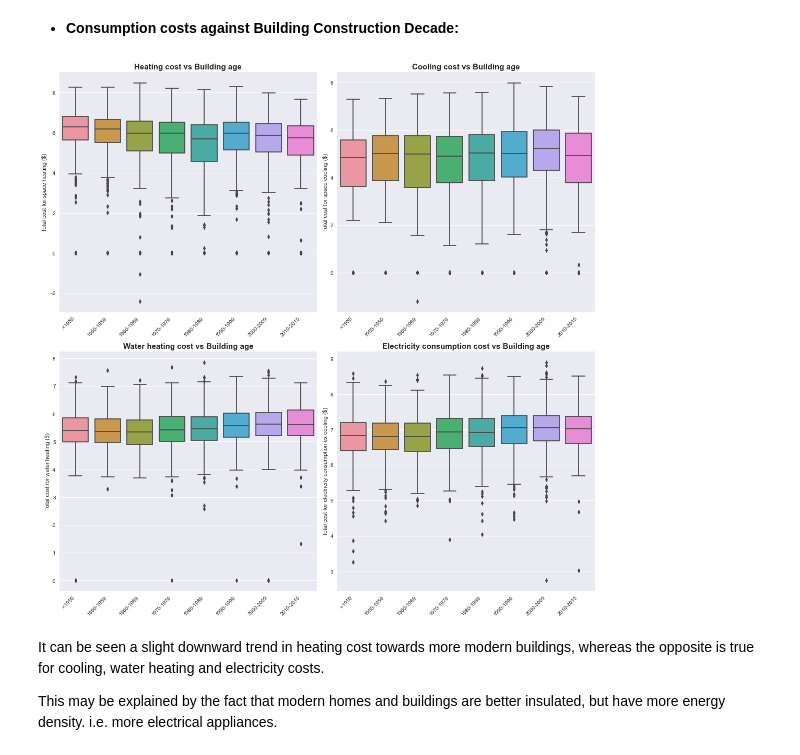
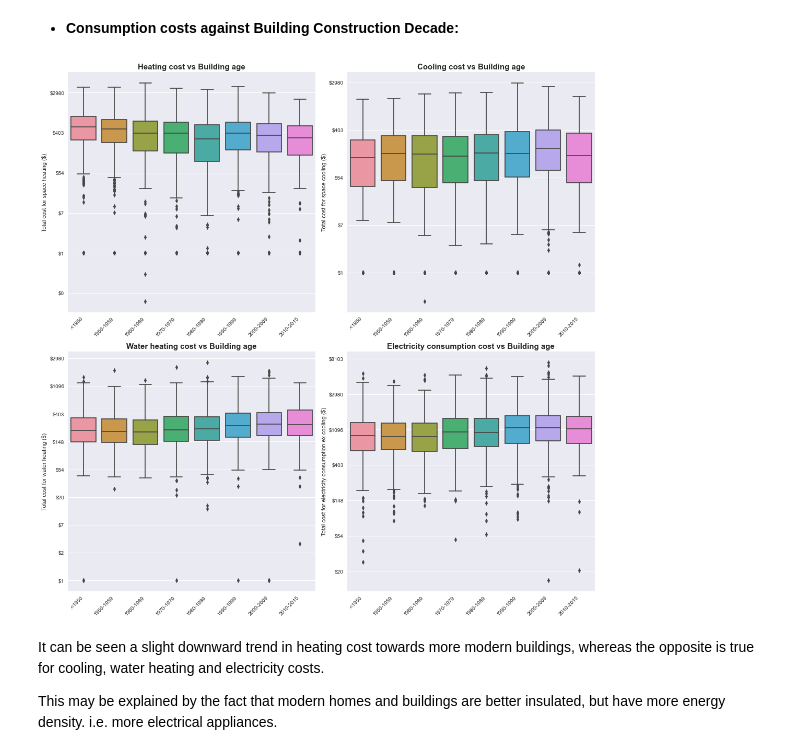
Before and after one commit to jvrnuno/Capstone-2, a Jupyter notebook: notebooks/2_JNT_exploratory_data_analysis.ipynb, the cells around one changed output. Cells and saved outputs as stored; diff of their text form; code cells hidden in the pictures.

```diff
--- a/notebooks/2_JNT_exploratory_data_analysis.ipynb
+++ b/notebooks/2_JNT_exploratory_data_analysis.ipynb
@@ -374,6 +414,10 @@ In this section, target variables are plotted against different categorical vari
 # Set visual style for plots
 
 plt.style.use('seaborn')
+# %%
+# Create a formatter to visualize log scale more intuitively
+
+formatter = ticker.FuncFormatter(lambda x, pos: '$%d' % (math.exp(x)))
 # %%
 # Create four subplots
 
@@ -466,38 +510,38 @@ As expected, we can observe large differences in heating and cooling costs by cl
 
 fig = plt.figure(figsize=(15,15), dpi=72)
 
-plt.subplot(2,2,1)
+plt.subplot(2,2,1).yaxis.set_major_formatter(formatter)
 sns.boxplot(x='DECADE_BUILT', y='HEAT_COST_log', data=df)
 plt.xticks(rotation=45, horizontalalignment='right')
 plt.title('Heating cost vs Building age', weight='bold').set_fontsize('15')
 plt.ylabel('Total cost for space heating ($)')
 plt.xlabel('')
 
-plt.subplot(2,2,2)
+plt.subplot(2,2,2).yaxis.set_major_formatter(formatter)
 sns.boxplot(x='DECADE_BUILT', y='COOL_COST_log', data=df)
 plt.xticks(rotation=45, horizontalalignment='right')
 plt.title('Cooling cost vs Building age', weight='bold').set_fontsize('15')
 plt.ylabel('Total cost for space cooling ($)')
 plt.xlabel('')
 
-plt.subplot(2,2,3)
+plt.subplot(2,2,3).yaxis.set_major_formatter(formatter)
 sns.boxplot(x='DECADE_BUILT', y='WATERHEAT_COST_log', data=df)
 plt.xticks(rotation=45, horizontalalignment='right')
 plt.title('Water heating cost vs Building age', weight='bold').set_fontsize('15')
 plt.ylabel('Total cost for water heating ($)')
 plt.xlabel('')
 
-plt.subplot(2,2,4)
+plt.subplot(2,2,4).yaxis.set_major_formatter(formatter)
 sns.boxplot(x='DECADE_BUILT', y='ELECT_COST_log', data=df)
 plt.xticks(rotation=45, horizontalalignment='right')
 plt.title('Electricity consumption cost vs Building age', weight='bold').set_fontsize('15')
 plt.ylabel('Total cost for electricity consumption ex cooling ($)')
 plt.xlabel('')
 
 plt.tight_layout()
 plt.show()
 # %% [output]
-[figure, old version]
+[figure, new version]
 # %% [markdown]
 It can be seen a slight downward trend in heating cost towards more modern buildings, whereas the opposite is true for cooling, water heating and electricity costs.
 
```
Also changed, not shown: parts of 14 cells of this notebook.
